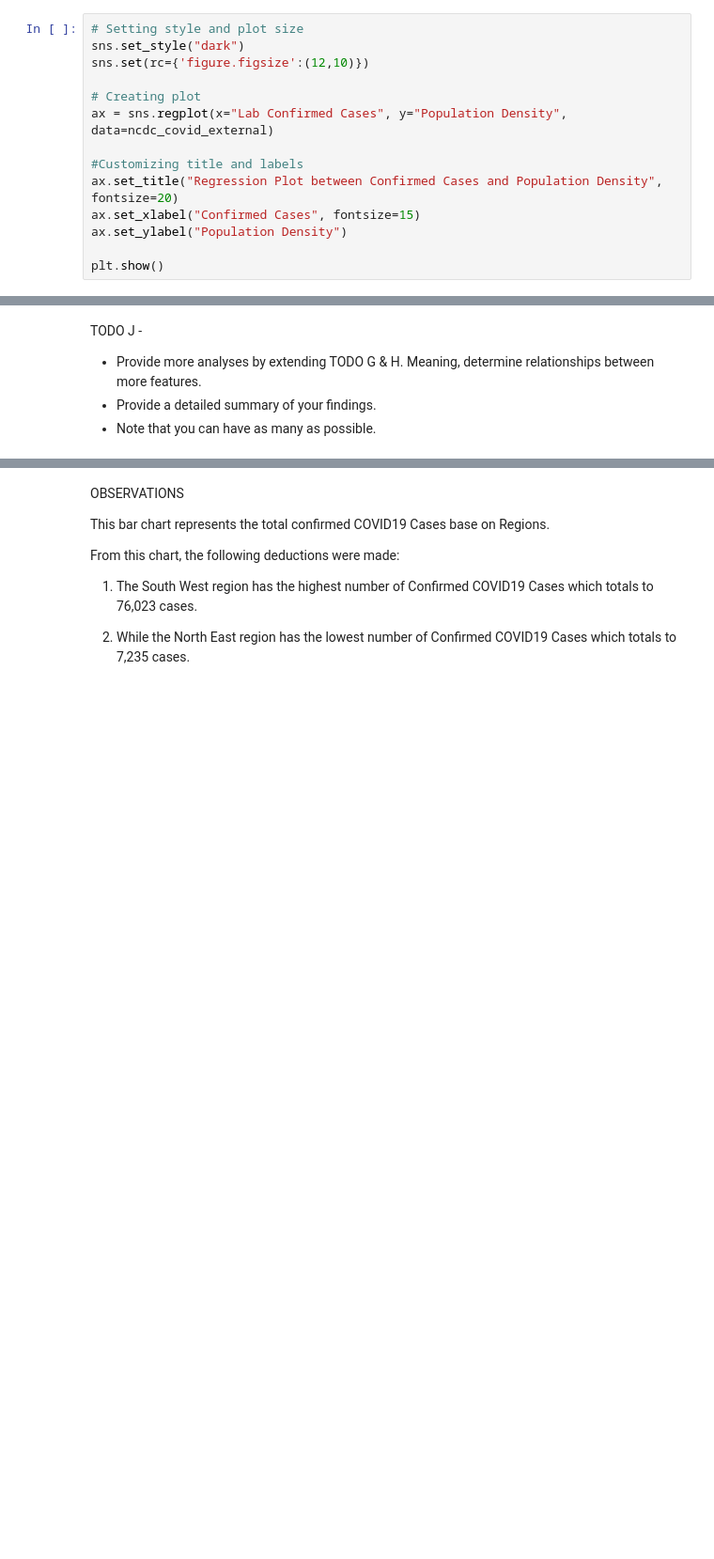
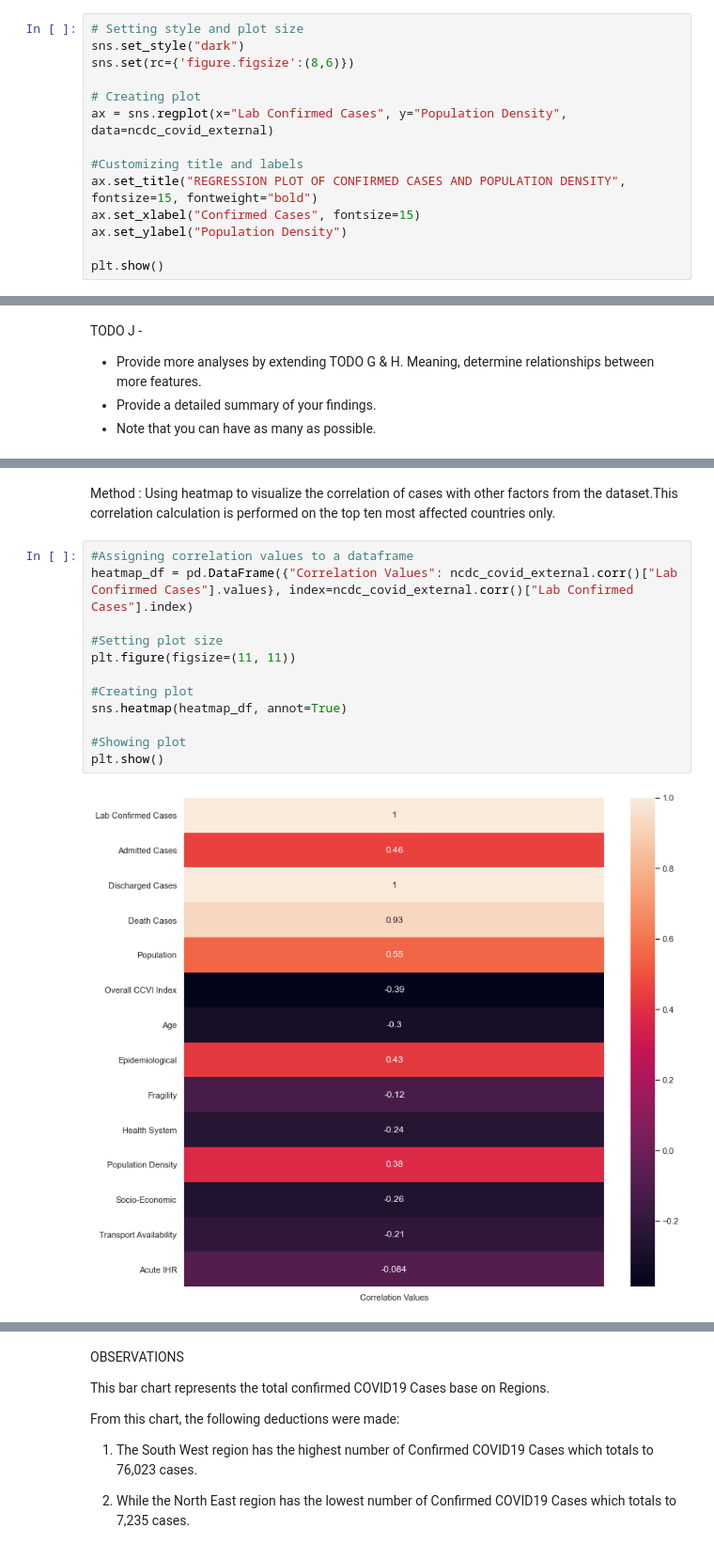
Before and after one commit to sadiyaidris/Nigeria-COVID-19-Data-Analysis-Using-Python, a Jupyter notebook: covidproject.ipynb, the cells around one changed output, grey strips where cells are left out. Shown at 94% size. Saved outputs shown, nothing was run; the diff lists cells and outputs as text; blank space fills up the shorter version.

```diff
--- a/covidproject.ipynb
+++ b/covidproject.ipynb
@@ -618,13 +588,13 @@ Hint: Check out Seaborn [Regression Plot](https://seaborn.pydata.org/generated/s
 # %%
 # Setting style and plot size
 sns.set_style("dark")
-sns.set(rc={'figure.figsize':(12,10)})
+sns.set(rc={'figure.figsize':(8,6)})
 
 # Creating plot
 ax = sns.regplot(x="Lab Confirmed Cases", y="Population Density", data=ncdc_covid_external)
 
 #Customizing title and labels
-ax.set_title("Regression Plot between Confirmed Cases and Population Density", fontsize=20)
+ax.set_title("REGRESSION PLOT OF CONFIRMED CASES AND POPULATION DENSITY", fontsize=15, fontweight="bold")
 ax.set_xlabel("Confirmed Cases", fontsize=15)
 ax.set_ylabel("Population Density")
 
@@ -747,0 +617,16 @@ plt.show()
+# %% [markdown]
+Method : Using heatmap to visualize the correlation of cases with other factors from the dataset.This correlation calculation is performed on the top ten most affected countries only.
+# %%
+#Assigning correlation values to a dataframe
+heatmap_df = pd.DataFrame({"Correlation Values": ncdc_covid_external.corr()["Lab Confirmed Cases"].values}, index=ncdc_covid_external.corr()["Lab Confirmed Cases"].index)
+
+#Setting plot size
+plt.figure(figsize=(11, 11))
+
+#Creating plot
+sns.heatmap(heatmap_df, annot=True)
+
+#Showing plot
+plt.show()
+# %% [output]
+[figure, added]
```
Also changed, not shown: parts of 95 cells of this notebook, 8 other files.
